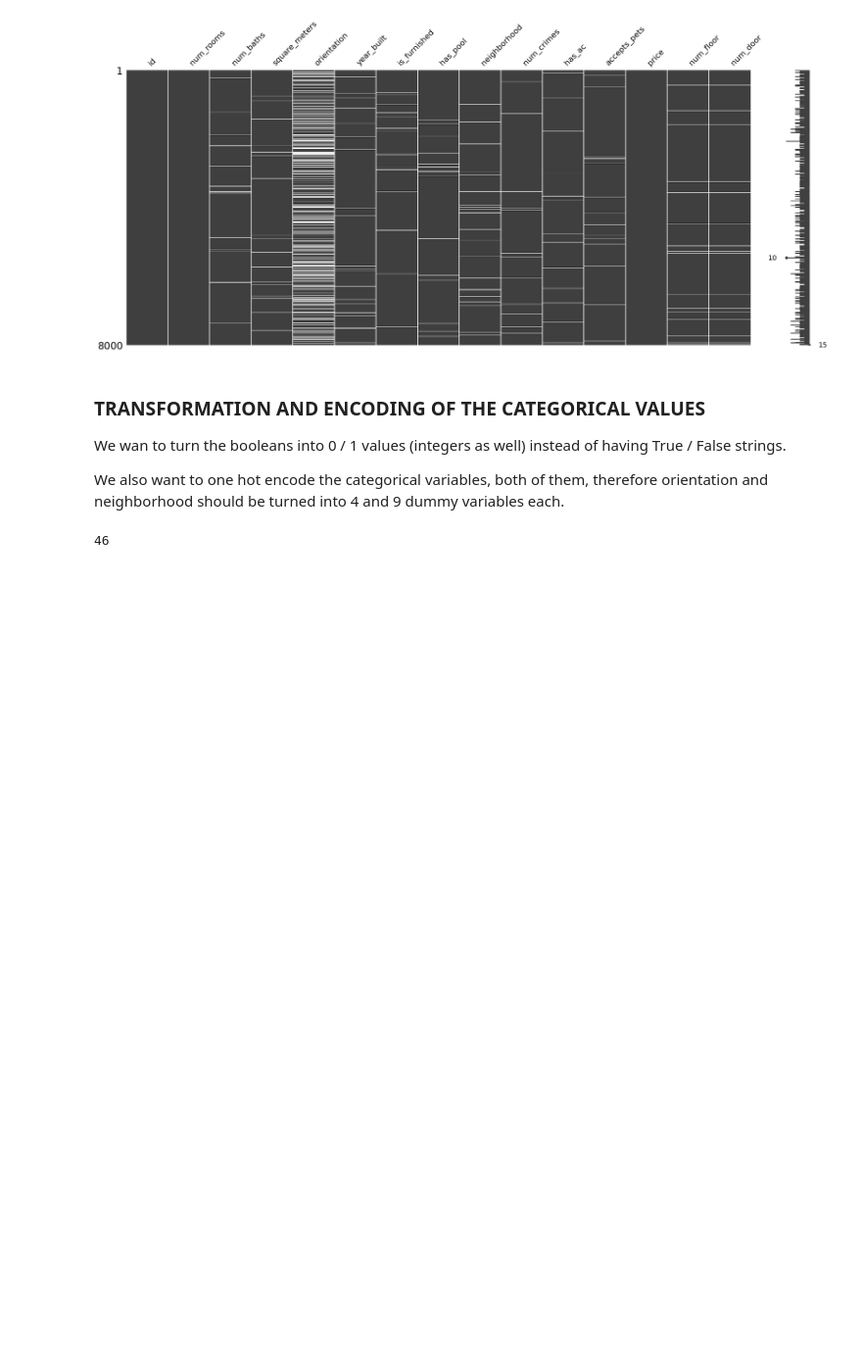
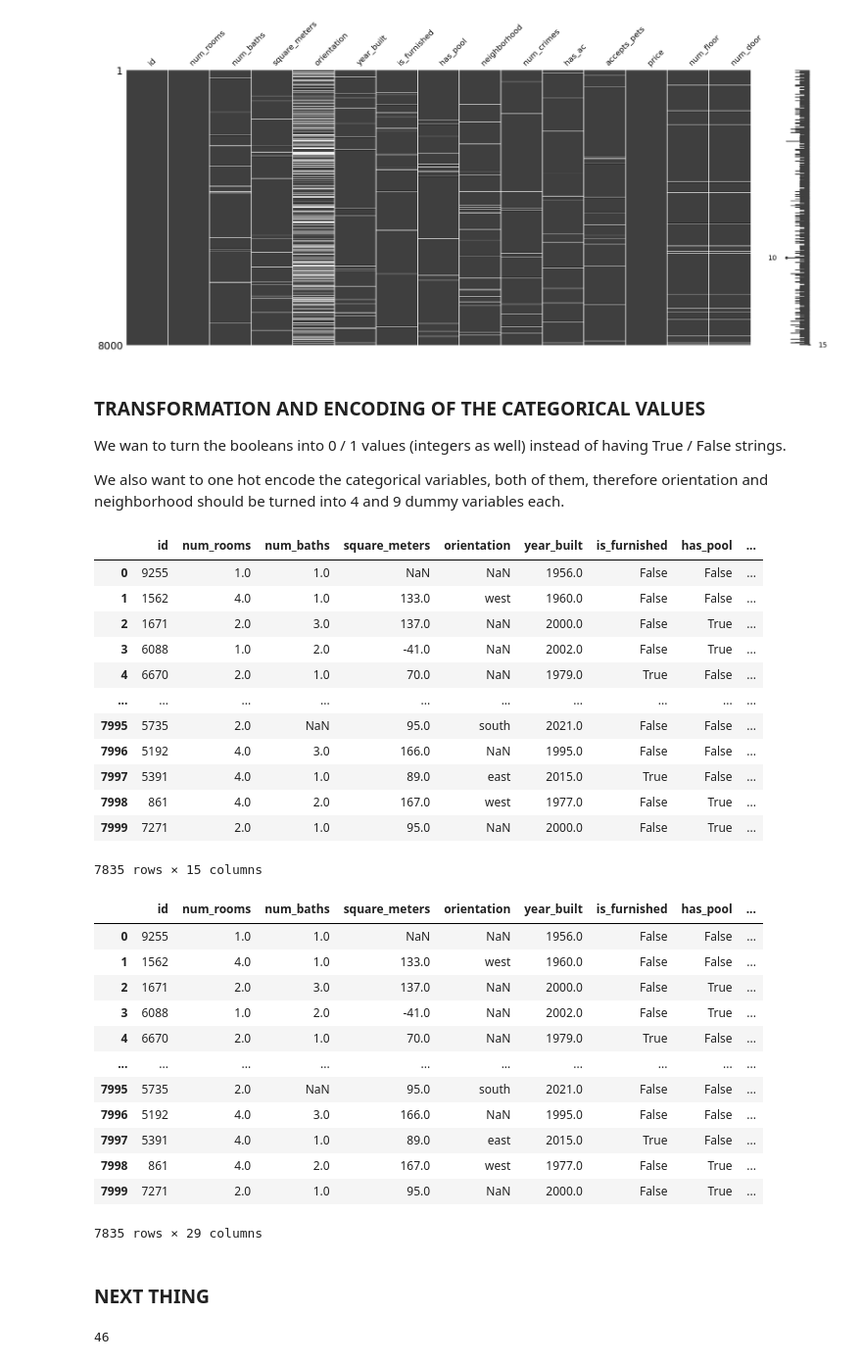
Before and after one commit to monbiote/Barcelona_Apartment_Price_Predictor, a Jupyter notebook: Sarria_nb.ipynb, the cells around one changed output. Shown at 98% size. Drawn from its saved outputs; the diff is of its cells as text; code cells hidden in the pictures; blank space fills up the shorter version.

Commit message:
update with one hot encoding finished

```diff
--- a/Sarria_nb.ipynb
+++ b/Sarria_nb.ipynb
@@ -257,3 +268,59 @@ encoder = OneHotEncoder(handle_unknown='ignore')
+# %%
+from sklearn.preprocessing import OneHotEncoder
+
+# DROPPEAR ROWS CON NAN EN NEIGHBORHOOD Y ENTONCES HACER EL ENCODING, SIMPLEMENTE SUDAR DE LAS ROWS CON NAN EN ORIENTATION
+
+'''
+Before applying the one hot encoding, we will handle the missing values from the variable 'neighborhood'.
+We will drop the rows with missing values in the feature because there are only 165 of them and we have 8000 rows in total.
+We also think it's relevant to drop those rows because the variable 'neighborhood' is a variable that we believe will have
+a big impact on the price of the houses. After that we will apply the one hot encoding.
+'''
+
+df_train = df_train.dropna(subset = ['neighborhood'])
+display(df_train)
+
+def OHencoder(data, list_of_columns):
+    encoder = OneHotEncoder(handle_unknown = 'ignore')
+    encoded_data = encoder.fit_transform(data[[list_of_columns]]).toarray()
+    encoded_df = pd.DataFrame(encoded_data, columns = encoder.get_feature_names_out ([list_of_columns]), index = data.index)
+    encoded_df = pd.concat([data, encoded_df], axis = 1)
+
+    return encoded_df
+
+df_train = OHencoder(df_train, 'neighborhood')
+df_train = OHencoder(df_train, 'orientation')
+df_train = df_train.drop(columns = ['orientation_nan'])
+display(df_train)
+# %% [output]
+|  | id | num_rooms | num_baths | square_meters | orientation | year_built | is_furnished | has_pool | ... |
+| 0 | 9255 | 1.0 | 1.0 | NaN | NaN | 1956.0 | False | False | ... |
+| 1 | 1562 | 4.0 | 1.0 | 133.0 | west | 1960.0 | False | False | ... |
+| 2 | 1671 | 2.0 | 3.0 | 137.0 | NaN | 2000.0 | False | True | ... |
+| 3 | 6088 | 1.0 | 2.0 | -41.0 | NaN | 2002.0 | False | True | ... |
+| 4 | 6670 | 2.0 | 1.0 | 70.0 | NaN | 1979.0 | True | False | ... |
+| ... | ... | ... | ... | ... | ... | ... | ... | ... | ... |
+| 7995 | 5735 | 2.0 | NaN | 95.0 | south | 2021.0 | False | False | ... |
+| 7996 | 5192 | 4.0 | 3.0 | 166.0 | NaN | 1995.0 | False | False | ... |
+| 7997 | 5391 | 4.0 | 1.0 | 89.0 | east | 2015.0 | True | False | ... |
+| 7998 | 861 | 4.0 | 2.0 | 167.0 | west | 1977.0 | False | True | ... |
+| 7999 | 7271 | 2.0 | 1.0 | 95.0 | NaN | 2000.0 | False | True | ... |
+7835 rows × 15 columns
+|  | id | num_rooms | num_baths | square_meters | orientation | year_built | is_furnished | has_pool | ... |
+| 0 | 9255 | 1.0 | 1.0 | NaN | NaN | 1956.0 | False | False | ... |
+| 1 | 1562 | 4.0 | 1.0 | 133.0 | west | 1960.0 | False | False | ... |
+| 2 | 1671 | 2.0 | 3.0 | 137.0 | NaN | 2000.0 | False | True | ... |
+| 3 | 6088 | 1.0 | 2.0 | -41.0 | NaN | 2002.0 | False | True | ... |
+| 4 | 6670 | 2.0 | 1.0 | 70.0 | NaN | 1979.0 | True | False | ... |
+| ... | ... | ... | ... | ... | ... | ... | ... | ... | ... |
+| 7995 | 5735 | 2.0 | NaN | 95.0 | south | 2021.0 | False | False | ... |
+| 7996 | 5192 | 4.0 | 3.0 | 166.0 | NaN | 1995.0 | False | False | ... |
+| 7997 | 5391 | 4.0 | 1.0 | 89.0 | east | 2015.0 | True | False | ... |
+| 7998 | 861 | 4.0 | 2.0 | 167.0 | west | 1977.0 | False | True | ... |
+| 7999 | 7271 | 2.0 | 1.0 | 95.0 | NaN | 2000.0 | False | True | ... |
+7835 rows × 29 columns
+# %% [markdown]
+### NEXT THING
 # %%
 # NUM_ROOMS
 outliers = df_train[df_train['num_rooms'] > 6]
```
Also changed, not shown: parts of 6 cells of this notebook.
